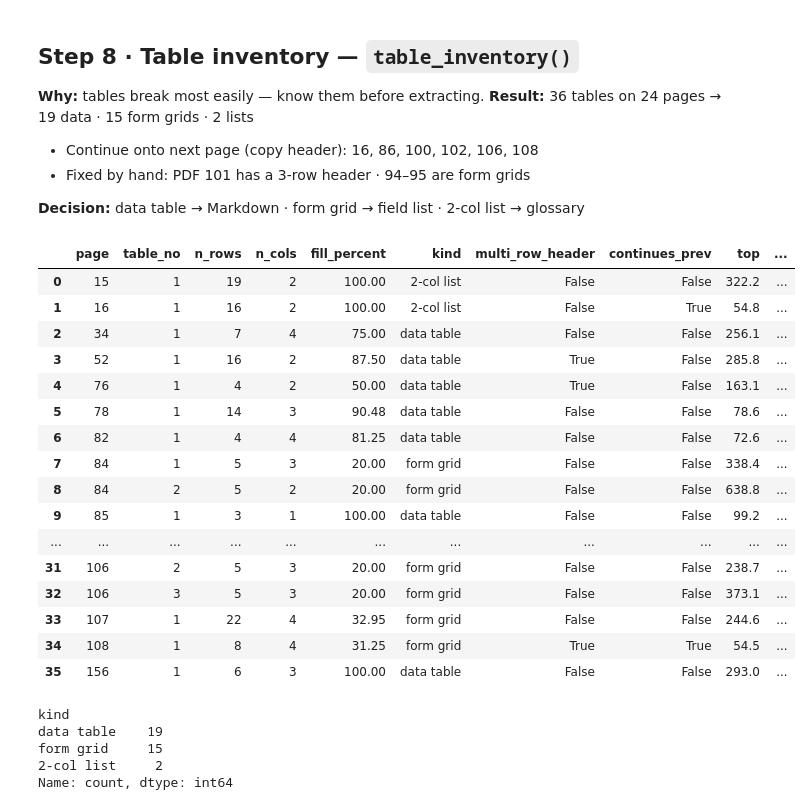
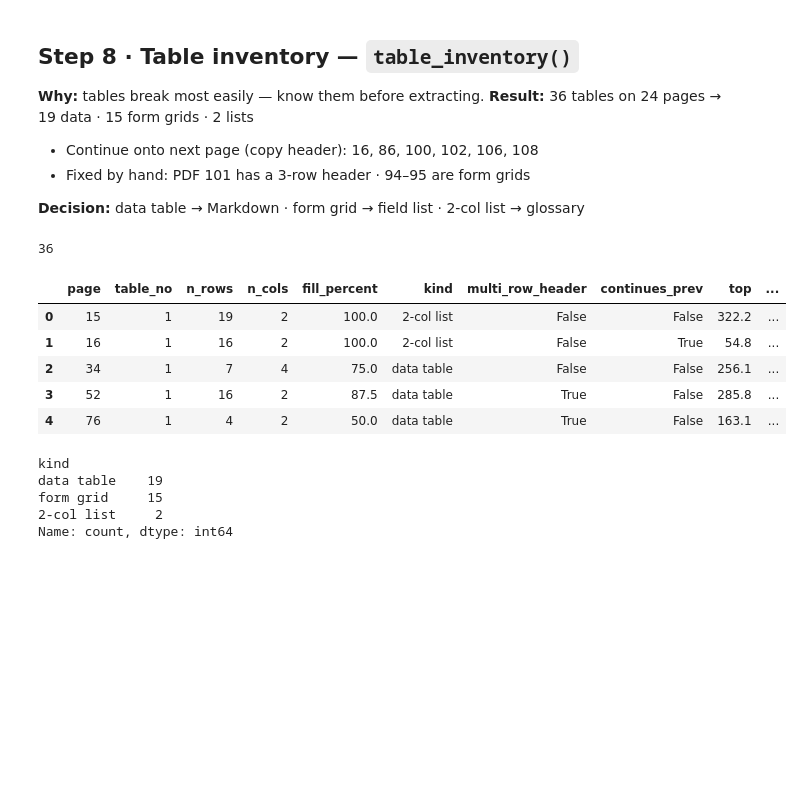
Before and after one commit to amanchaurasia512/swasthyasetu-rag, a Jupyter notebook: notebooks/01_inspect_profile.ipynb, the cells around one changed output. Drawn from its saved outputs; the diff is of its cells as text; code cells hidden in the pictures; blank space fills up the shorter version.

```diff
--- a/notebooks/01_inspect_profile.ipynb
+++ b/notebooks/01_inspect_profile.ipynb
@@ -755,25 +757,16 @@ def table_inventory(pdf_path, page_numbers):
 # %%
 df_table = table_inventory(pdf_path,real_pages)
 # %%
-df_table
+print(len(df_table))
+df_table.head(5)
 # %% [output]
+36
 |  | page | table_no | n_rows | n_cols | fill_percent | kind | multi_row_header | continues_prev | top | ... |
-| 0 | 15 | 1 | 19 | 2 | 100.00 | 2-col list | False | False | 322.2 | ... |
-| 1 | 16 | 1 | 16 | 2 | 100.00 | 2-col list | False | True | 54.8 | ... |
-| 2 | 34 | 1 | 7 | 4 | 75.00 | data table | False | False | 256.1 | ... |
-| 3 | 52 | 1 | 16 | 2 | 87.50 | data table | True | False | 285.8 | ... |
-| 4 | 76 | 1 | 4 | 2 | 50.00 | data table | True | False | 163.1 | ... |
-| 5 | 78 | 1 | 14 | 3 | 90.48 | data table | False | False | 78.6 | ... |
-| 6 | 82 | 1 | 4 | 4 | 81.25 | data table | False | False | 72.6 | ... |
-| 7 | 84 | 1 | 5 | 3 | 20.00 | form grid | False | False | 338.4 | ... |
-| 8 | 84 | 2 | 5 | 2 | 20.00 | form grid | False | False | 638.8 | ... |
-| 9 | 85 | 1 | 3 | 1 | 100.00 | data table | False | False | 99.2 | ... |
-| ... | ... | ... | ... | ... | ... | ... | ... | ... | ... | ... |
-| 31 | 106 | 2 | 5 | 3 | 20.00 | form grid | False | False | 238.7 | ... |
-| 32 | 106 | 3 | 5 | 3 | 20.00 | form grid | False | False | 373.1 | ... |
-| 33 | 107 | 1 | 22 | 4 | 32.95 | form grid | False | False | 244.6 | ... |
-| 34 | 108 | 1 | 8 | 4 | 31.25 | form grid | True | True | 54.5 | ... |
-| 35 | 156 | 1 | 6 | 3 | 100.00 | data table | False | False | 293.0 | ... |
+| 0 | 15 | 1 | 19 | 2 | 100.0 | 2-col list | False | False | 322.2 | ... |
+| 1 | 16 | 1 | 16 | 2 | 100.0 | 2-col list | False | True | 54.8 | ... |
+| 2 | 34 | 1 | 7 | 4 | 75.0 | data table | False | False | 256.1 | ... |
+| 3 | 52 | 1 | 16 | 2 | 87.5 | data table | True | False | 285.8 | ... |
+| 4 | 76 | 1 | 4 | 2 | 50.0 | data table | True | False | 163.1 | ... |
 # %%
 df_table['kind'].value_counts()
 # %% [output]
```
Also changed, not shown: parts of 15 cells of this notebook.
